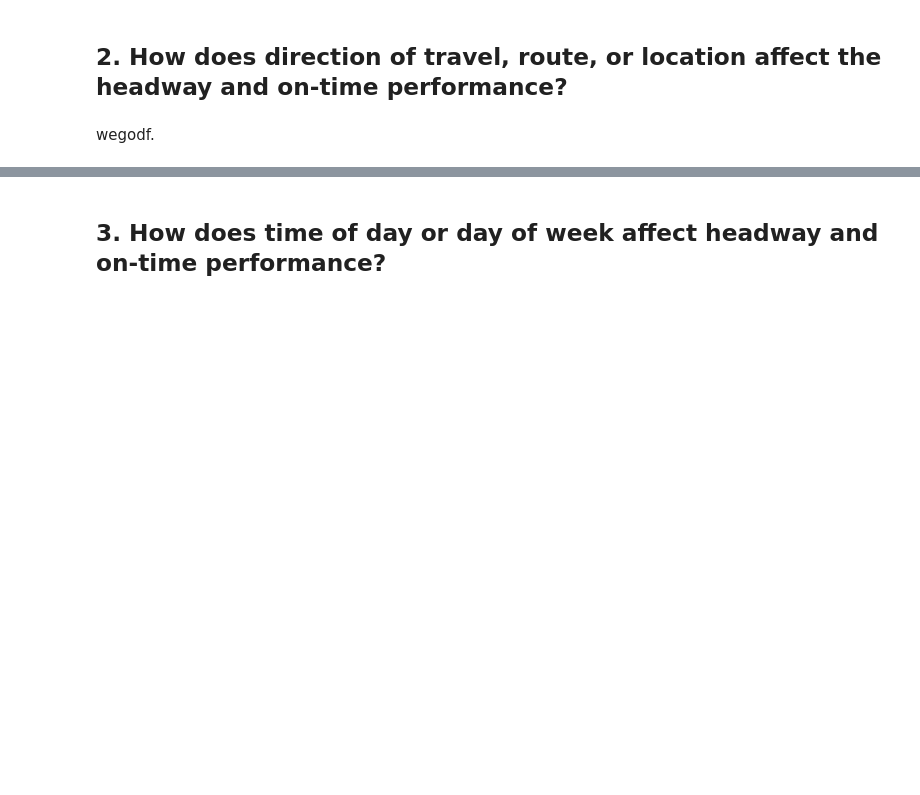
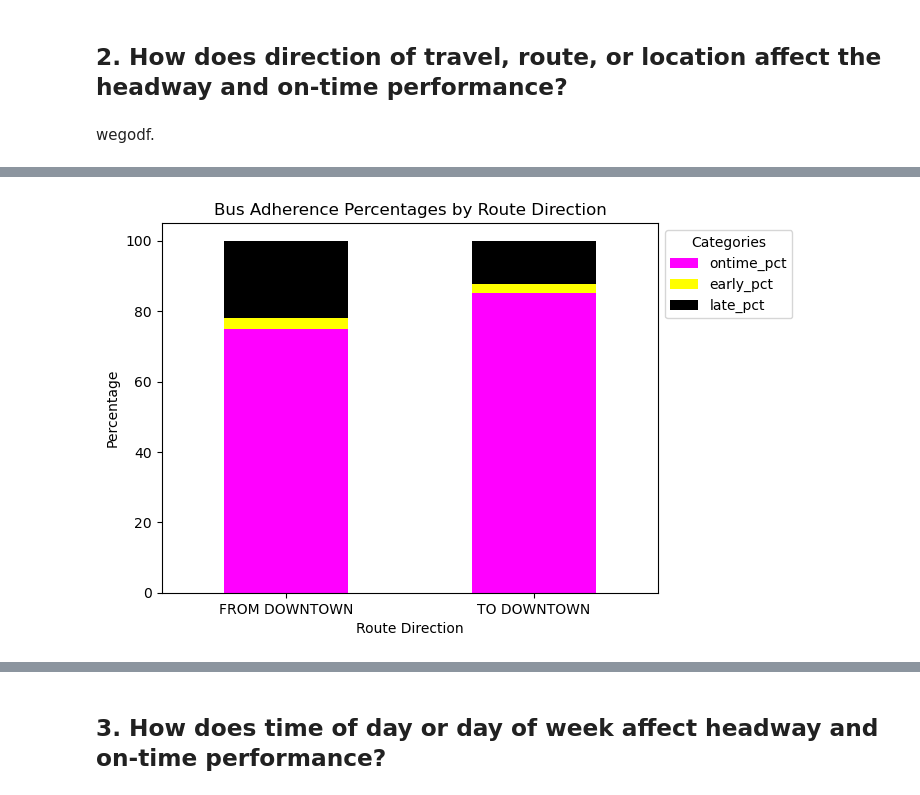
Before and after one commit to NSS-Data-Analytics-Cohort-11/wego-new-california-republic, a Jupyter notebook: notebooks/DA11 New California Republic Wego Project.ipynb, the cells around one changed output, grey strips where cells are left out. Saved outputs shown, nothing was run; the diff lists cells and outputs as text; code cells hidden in the pictures; blank space fills up the shorter version.

```diff
--- a/notebooks/DA11 New California Republic Wego Project.ipynb
+++ b/notebooks/DA11 New California Republic Wego Project.ipynb
@@ -317,0 +354,10 @@ wegodf.
+# %%
+# Headway columns by Route Direction, and adding a totals columns
+route_dir_ELO_totals = (
+    wegodf.groupby('ROUTE_DIRECTION_NAME')
+         [['ADJUSTED_ONTIME_COUNT', 'ADJUSTED_LATE_COUNT', 'ADJUSTED_EARLY_COUNT']]
+         .sum()
+)
+
+route_dir_ELO_totals['totals'] = route_dir_ELO_totals.sum(axis=1)
+route_dir_ELO_totals
@@ -317,0 +369,9 @@ wegodf.
+# %%
+# Percentages for each adjusted time category with route direction
+route_dir_ELO_totals.loc[:, 'ontime_pct'] = (route_dir_ELO_totals['ADJUSTED_ONTIME_COUNT'] /
+                                                  route_dir_ELO_totals['totals'] * 100)
+route_dir_ELO_totals.loc[:, 'early_pct'] = (route_dir_ELO_totals['ADJUSTED_EARLY_COUNT'] /
+                                                 route_dir_ELO_totals['totals'] * 100)
+route_dir_ELO_totals.loc[:, 'late_pct'] = (route_dir_ELO_totals['ADJUSTED_LATE_COUNT'] /
+                                                  route_dir_ELO_totals['totals'] * 100)
+route_dir_ELO_totals
@@ -318,3 +383,17 @@ wegodf.
+# %%
+# Adherence by Route Direction graph
+adh_RD = (
+    route_dir_ELO_totals[['ontime_pct', 'early_pct', 'late_pct']]
+).plot(kind='bar',
+       stacked=True,
+      color= ('magenta', 'yellow', 'black'))
+adh_RD.set(title = 'Bus Adherence Percentages by Route Direction',
+        xlabel = 'Route Direction',
+       ylabel = 'Percentage')
+adh_RD.legend(title = 'Categories', bbox_to_anchor=(1, 1))
+adh_RD.tick_params(axis='x', rotation=0)
+# %% [output]
+[figure, added]
 # %%
 #Looking at routes' adj ontime count
 
```
Also changed, not shown: parts of 61 cells of this notebook.
